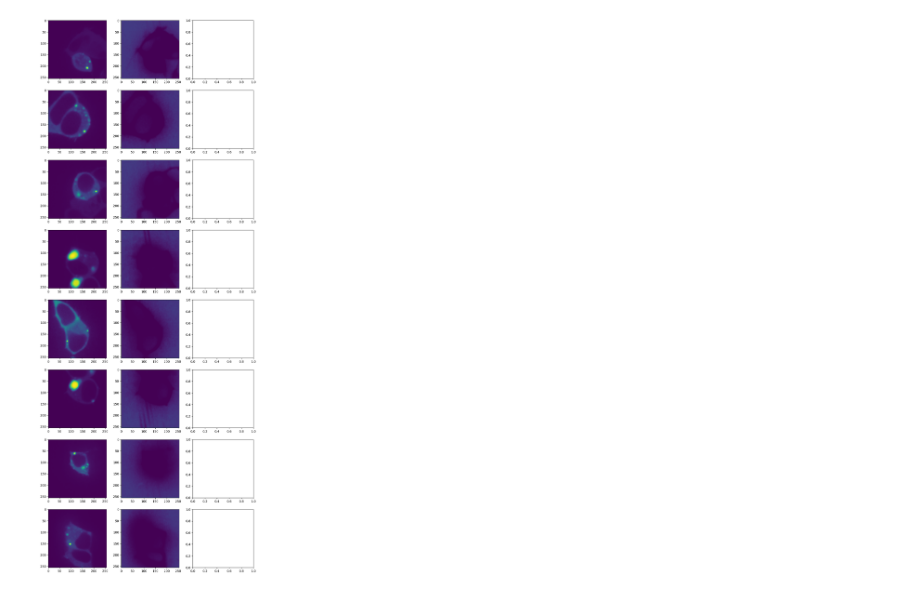
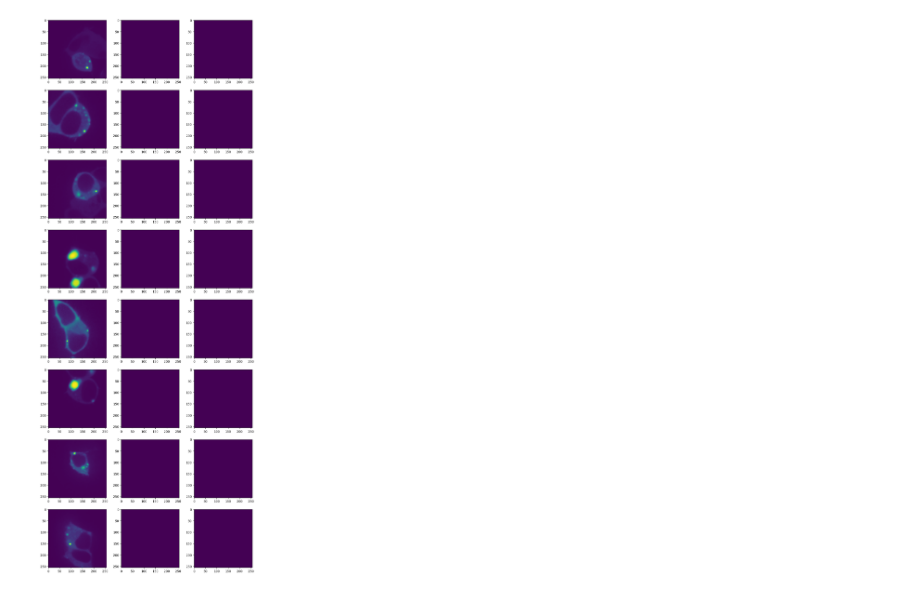
Before and after one commit to HugoLeRoy94/Unet_HEK_Cells, a Jupyter notebook: test_unet.ipynb, the cells around one changed output. Cells and saved outputs as stored; diff of their text form; code cells hidden in the pictures.

```diff
--- a/test_unet.ipynb
+++ b/test_unet.ipynb
@@ -1,6 +1,7 @@
 # %%
 import tensorflow as tf
 #model_cytoplasm = tf.keras.models.load_model('UNET_cytoplasm.h5')
-#model_condensate = tf.keras.models.load_model('UNET_condensate.h5')
-model_3cat = tf.keras.models.load_model('UNET_3Cat.h5')
+model_1 = tf.keras.models.load_model('UNET_mono.h5')
+model_2 = tf.keras.models.load_model('UNET_mono_b.h5')
+#model_3cat = tf.keras.models.load_model('UNET_3Cat.h5')
 import matplotlib.pyplot as plt
@@ -22,5 +40,6 @@ test_images /= 255.0  # Normalize pixel values to [0, 1]
 # Make predictions
 #predictions_cytoplasm = model_cytoplasm.predict(test_images)
 #predictions_condensate = model_condensate.predict(np.log(test_images))
-predictions = model_3cat.predict(test_images)
+predictions_1 = model_1.predict(test_images)
+predictions_2 = model_2.predict(test_images)
 # %% [output]
@@ -52,9 +53,10 @@ array([[0.6173607 , 0.7238299 , 0.7455353 , ..., 0.74974686, 0.68815523,
 # %%
 fig,ax = plt.subplots(ncols=3,nrows=8,figsize=(12,8*4))
-for i in range(predictions.shape[0]):
+for i in range(predictions_1.shape[0]):
     ax[i,0].imshow(test_images[i])
-    ax[i,1].imshow(predictions[i][:,:,3])
+    ax[i,1].imshow(predictions_1[i])
+    ax[i,2].imshow(predictions_2[i])
     #ax[i,2].imshow(predictions_condensate[i][:,:])
     #ax[i,2].imshow(cyt_mask[i])
 # %% [output]
-[figure, old version]
+[figure, new version]
```
Also changed, not shown: parts of 4 cells of this notebook, 2 other files.
